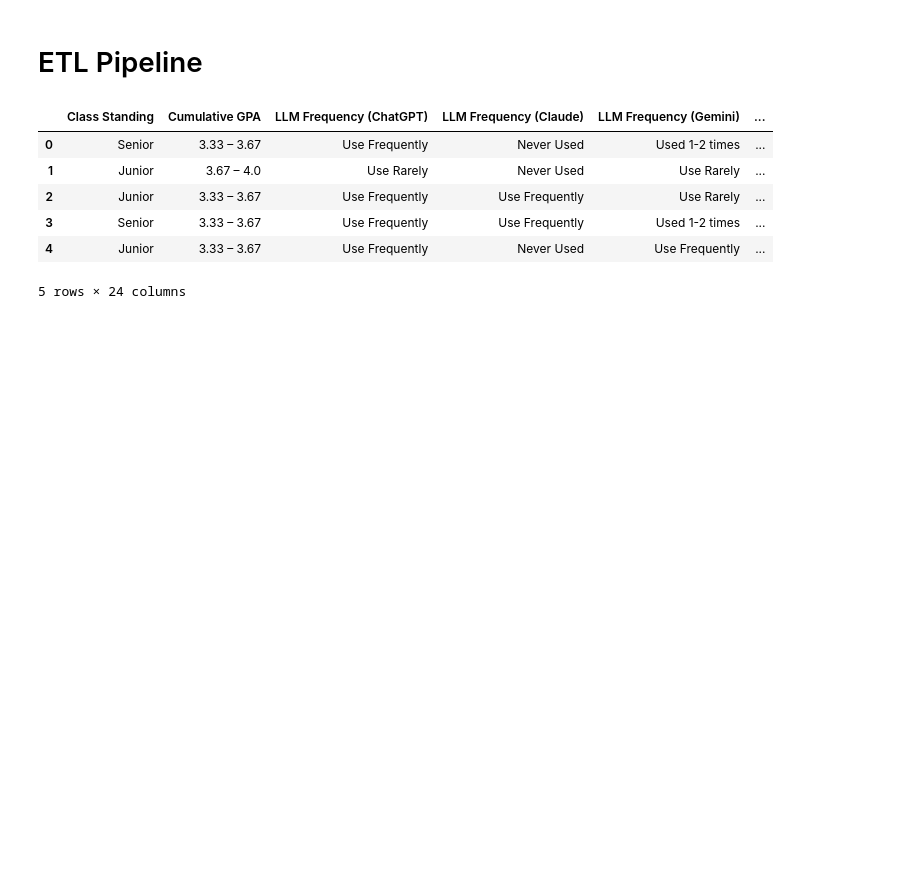
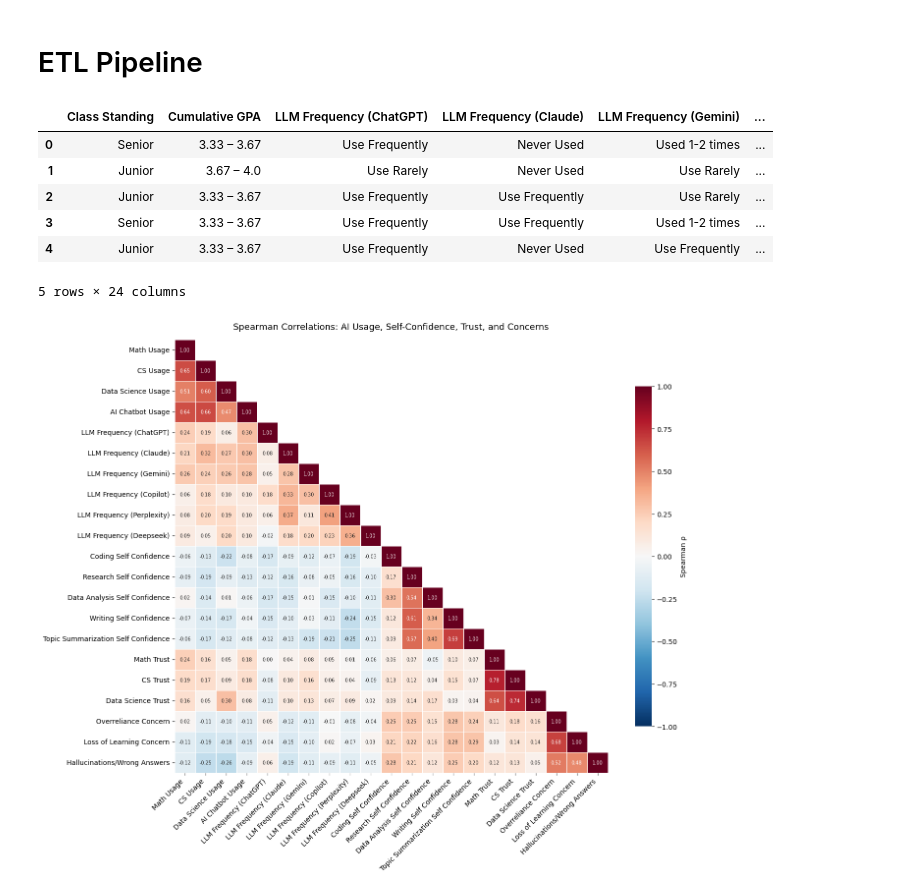
Before and after one commit to SangeetBarkataki10/CS105Minproject-SSTMA, a Jupyter notebook: SSTMA_CS105.ipynb, the cells around one changed output. Cells and saved outputs as stored; diff of their text form; code cells hidden in the pictures; blank space fills up the shorter version.

```diff
--- a/SSTMA_CS105.ipynb
+++ b/SSTMA_CS105.ipynb
@@ -59,3 +62,48 @@ df_clean.head()
 | 3 | Senior | 3.33 – 3.67 | Use Frequently | Use Frequently | Used 1-2 times | ... |
 | 4 | Junior | 3.33 – 3.67 | Use Frequently | Never Used | Use Frequently | ... |
 5 rows × 24 columns
+# %%
+confidence_map = {'Slightly Confident': 1, 'Somewhat Confident': 2, 'Fairly Confident': 3,
+                  'Mostly Confident': 4, 'Very Confident': 5}
+freq_map = {'Never Used': 0, 'Used 1-2 times': 1, 'Use Rarely': 2, 'Use Frequently': 3}
+influence_map = {'1 (Not at all/haven’t thought about it)': 1,
+                 '2 (Somewhat influential)': 2, '3 (Partially Influential)': 3,
+                 '4 (Moderately influential)': 4, '5 (Extremely influential)': 5}
+
+conf_cols = ['Coding Self Confidence', 'Research Self Confidence',
+             'Data Analysis Self Confidence', 'Writing Self Confidence',
+             'Topic Summarization Self Confidence']
+freq_cols = ['LLM Frequency (ChatGPT)', 'LLM Frequency (Claude)',
+             'LLM Frequency (Gemini)', 'LLM Frequency (Copilot)',
+             'LLM Frequency (Perplexity)', 'LLM Frequency (Deepseek)']
+inf_cols  = ['Overreliance Concern', 'Loss of Learning Concern',
+             'Hallucinations/Wrong Answers']
+
+for c in conf_cols: df_clean[c] = df_clean[c].map(confidence_map)
+for c in freq_cols: df_clean[c] = df_clean[c].map(freq_map)
+for c in inf_cols:  df_clean[c] = df_clean[c].map(influence_map)
+
+heatmap_cols = (['Math Usage', 'CS Usage', 'Data Science Usage', 'AI Chatbot Usage']
+                + freq_cols + conf_cols
+                + ['Math Trust', 'CS Trust', 'Data Science Trust'] + inf_cols)
+
+# pandas has Spearman built in — no scipy needed
+corr = df_clean[heatmap_cols].corr(method='spearman')
+
+fig, ax = plt.subplots(figsize=(14, 12))
+mask = np.triu(np.ones_like(corr, dtype=bool), k=1)
+sns.heatmap(
+    corr, mask=mask, cmap='RdBu_r', center=0, vmin=-1, vmax=1,
+    annot=True, fmt='.2f', annot_kws={'size': 7},
+    square=True, linewidths=0.5,
+    cbar_kws={'shrink': 0.7, 'label': 'Spearman ρ'},
+    ax=ax
+)
+ax.set_title('Spearman Correlations: AI Usage, Self-Confidence, Trust, and Concerns',
+             fontsize=13, pad=15)
+plt.xticks(rotation=45, ha='right')
+plt.yticks(rotation=0)
+plt.tight_layout()
+plt.show()
+# %% [output]
+[figure, added]
```
Also changed, not shown: parts of 1 cell of this notebook.
